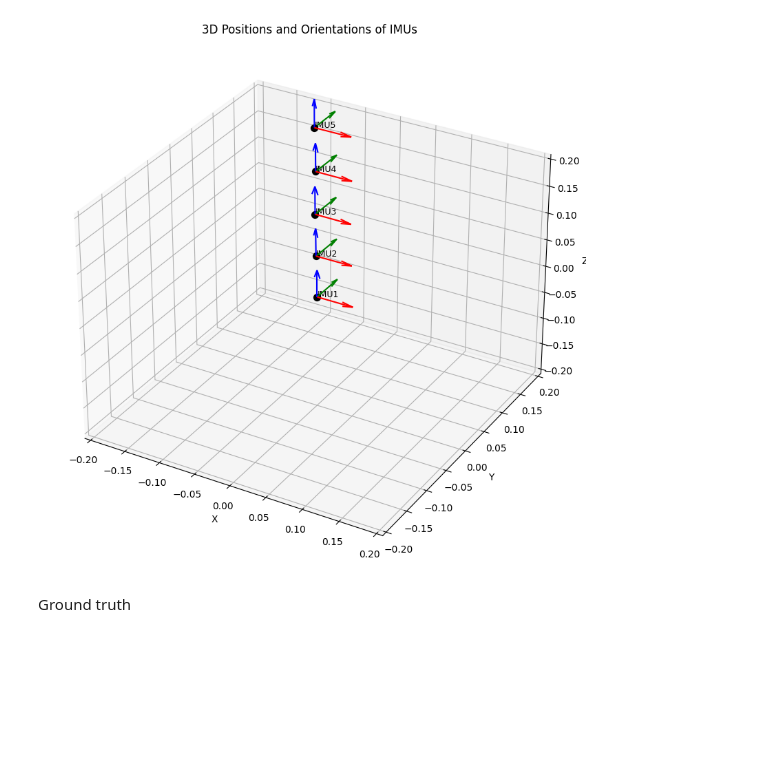
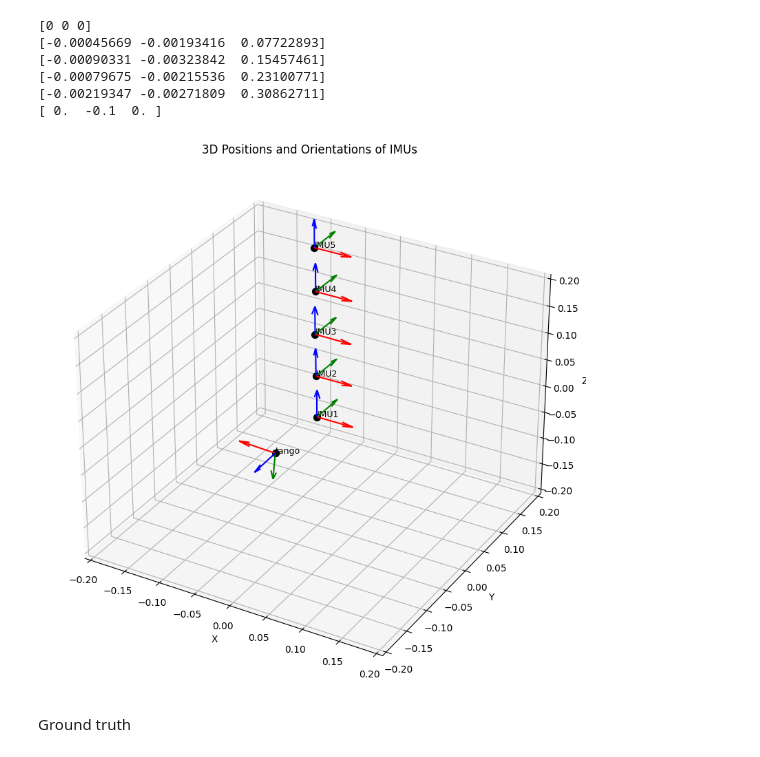
Before and after one commit to schoi355/multi_imu_fusion, a Jupyter notebook: MagPIE/inertial_navigation.ipynb, the cells around one changed output. Drawn from its saved outputs; the diff is of its cells as text; code cells hidden in the pictures; blank space fills up the shorter version.

Commit message:
Add Talbot dataset

```diff
--- a/MagPIE/inertial_navigation.ipynb
+++ b/MagPIE/inertial_navigation.ipynb
@@ -16,11 +17,11 @@ def interpolate_df(df_base, df_target, columns):
     return df_interp
 
 
-IMU1_path = 'dataset/CSL_WLK/magpie2Dataset_1_imu1.csv'
-IMU2_path = 'dataset/CSL_WLK/magpie2Dataset_1_imu2.csv'
-IMU3_path = 'dataset/CSL_WLK/magpie2Dataset_1_imu3.csv'
-IMU4_path = 'dataset/CSL_WLK/magpie2Dataset_1_imu4.csv'
-IMU5_path = 'dataset/CSL_WLK/magpie2Dataset_1_imu5.csv'
+IMU1_path = 'dataset/Talbot_UGV/magpie2Dataset_1_imu1.csv'
+IMU2_path = 'dataset/Talbot_UGV/magpie2Dataset_1_imu2.csv'
+IMU3_path = 'dataset/Talbot_UGV/magpie2Dataset_1_imu3.csv'
+IMU4_path = 'dataset/Talbot_UGV/magpie2Dataset_1_imu4.csv'
+IMU5_path = 'dataset/Talbot_UGV/magpie2Dataset_1_imu5.csv'
 
 df1 = pd.read_csv(IMU1_path)
 df2 = pd.read_csv(IMU2_path)
@@ -139,38 +140,47 @@ cal_meas = calibrated_measurements(measurements, det_params, biases, R_acc, R_gy
 cal_meas = np.array(cal_meas)
 # %%
 # Tango
-q_tango = [-0.03402371,  0.70905124, -0.70409664, -0.01834794]
+q_tango = np.array([-0.03402371,  0.70905124, -0.70409664, -0.01834794])
+p_tango = np.array([0, -0.1, 0])
+R_tango = R.from_quat(q_tango).as_matrix()
 
 # IMUs
-positions = [np.array([0, 0, 0]), -P21, -P31, -P41, -P51]
+positions = [np.array([0, 0, 0]), -P21, -P31, -P41, -P51, p_tango]
 
 rotations = [np.eye(3), R21.T, R31.T, R41.T, R51.T]
-rotations_gyro = [np.eye(3), C21.T, C31.T, C41.T, C51.T]
+rotations_gyro = [np.eye(3), C21.T, C31.T, C41.T, C51.T, R_tango]
 
 fig = plt.figure(figsize=(10, 10))
 ax = fig.add_subplot(111, projection='3d')
 axis_colors = ['r', 'g', 'b']
-labels = ['IMU1', 'IMU2', 'IMU3', 'IMU4', 'IMU5']
+labels = ['IMU1', 'IMU2', 'IMU3', 'IMU4', 'IMU5', 'tango']
 
 for i, (pos, rot) in enumerate(zip(positions, rotations_gyro)):
+    print(pos)
     ax.scatter(pos[0], pos[1], pos[2], color='k', s=50)
     ax.text(pos[0], pos[1], pos[2], labels[i], fontsize=9)
     for j in range(3):
         axis = rot[:, j]
         ax.quiver(pos[0], pos[1], pos[2], axis[0], axis[1], axis[2], length=0.05, color=axis_colors[j])
 
 # Set labels and title
 ax.set_xlabel('X')
 ax.set_ylabel('Y')
 ax.set_zlabel('Z')
 ax.set_xlim(-0.2, 0.2)
 ax.set_ylim(-0.2, 0.2)
 ax.set_zlim(-0.2, 0.2)
 ax.set_title('3D Positions and Orientations of IMUs')
 
 plt.show()
 # %% [output]
+[0 0 0]
+[-0.00045669 -0.00193416  0.07722893]
+[-0.00090331 -0.00323842  0.15457461]
+[-0.00079675 -0.00215536  0.23100771]
+[-0.00219347 -0.00271809  0.30862711]
+[ 0.  -0.1  0. ]
-[figure, old version]
+[figure, new version]
 # %%
 measurements = []
 
```
Also changed, not shown: parts of 11 cells of this notebook, 10 other files.
